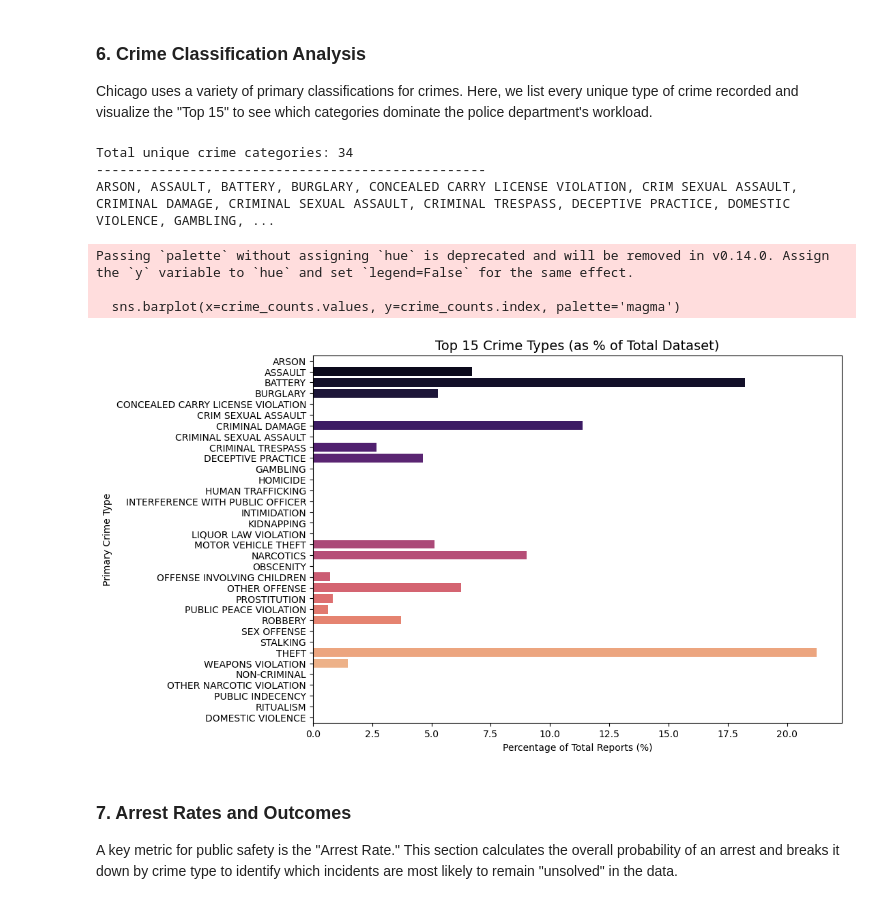
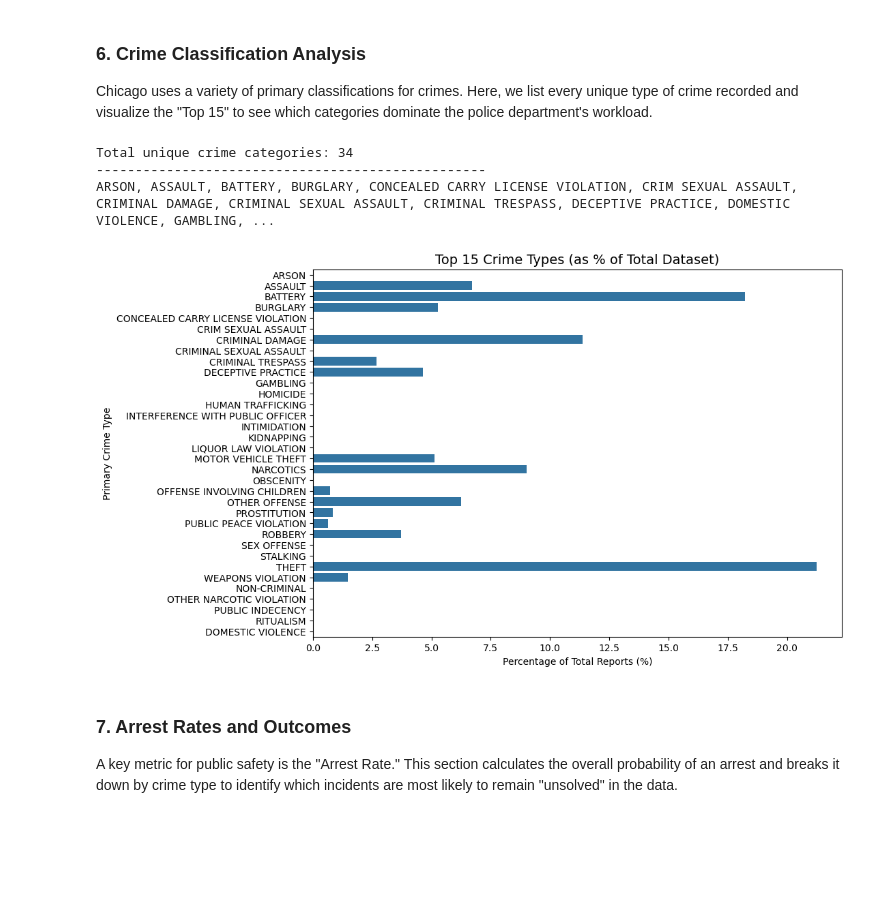
Before and after one commit to com-480-data-visualization/Crimiviz, a Jupyter notebook: data_exploration.ipynb, the cells around one changed output. Cells and saved outputs as stored; diff of their text form; code cells hidden in the pictures; blank space fills up the shorter version.

```diff
--- a/data_exploration.ipynb
+++ b/data_exploration.ipynb
@@ -212,27 +212,24 @@ Chicago uses a variety of primary classifications for crimes. Here, we list ever
 # %%
 # Get all unique types
 all_types = sorted(df['Primary Type'].unique())
 print(f"Total unique crime categories: {len(all_types)}")
 print("-" * 50)
 print(", ".join(all_types))
 
 # Calculate proportions for the Top 15
-crime_counts = df['Primary Type'].value_counts(normalize=True).head(15) * 100
+crime_counts = df['Primary Type'].value_counts(normalize=True) * 100
 
 plt.figure(figsize=(10, 7))
-sns.barplot(x=crime_counts.values, y=crime_counts.index, palette='magma')
+sns.barplot(x=crime_counts.values, y=crime_counts.index)
 plt.title('Top 15 Crime Types (as % of Total Dataset)', fontsize=14)
 plt.xlabel('Percentage of Total Reports (%)')
 plt.ylabel('Primary Crime Type')
 plt.show()
 # %% [output]
 Total unique crime categories: 34
 --------------------------------------------------
 ARSON, ASSAULT, BATTERY, BURGLARY, CONCEALED CARRY LICENSE VIOLATION, CRIM SEXUAL ASSAULT, CRIMINAL DAMAGE, CRIMINAL SEXUAL ASSAULT, CRIMINAL TRESPASS, DECEPTIVE PRACTICE, DOMESTIC VIOLENCE, GAMBLING, ...
-Passing `palette` without assigning `hue` is deprecated and will be removed in v0.14.0. Assign the `y` variable to `hue` and set `legend=False` for the same effect.
-
-  sns.barplot(x=crime_counts.values, y=crime_counts.index, palette='magma')
-[figure, old version]
+[figure, new version]
 # %% [markdown]
 ### 7. Arrest Rates and Outcomes
 A key metric for public safety is the "Arrest Rate." This section calculates the overall probability of an arrest and breaks it down by crime type to identify which incidents are most likely to remain "unsolved" in the data.
```
